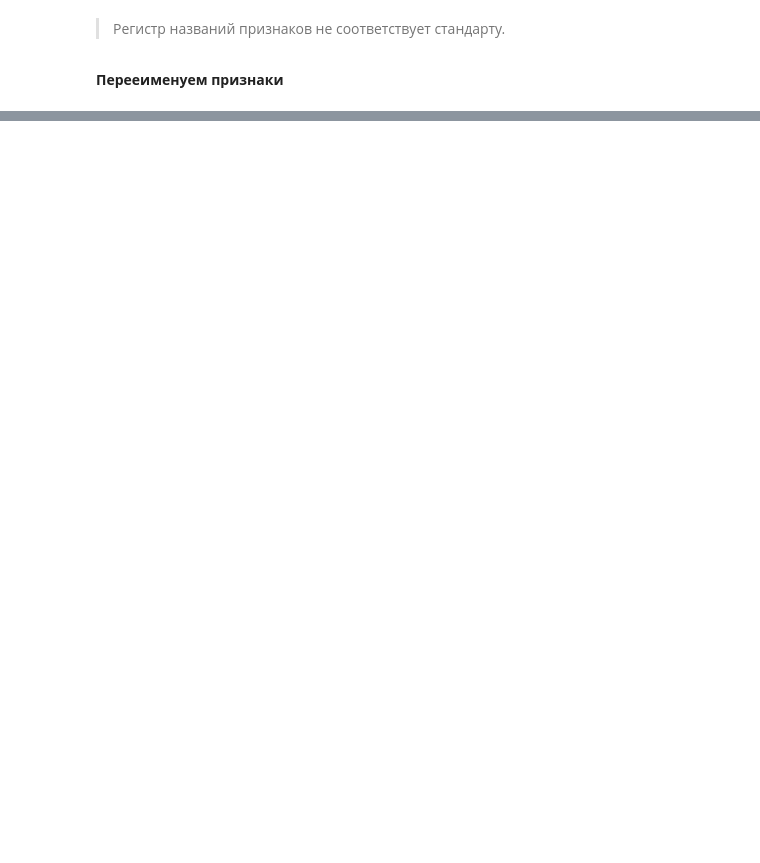
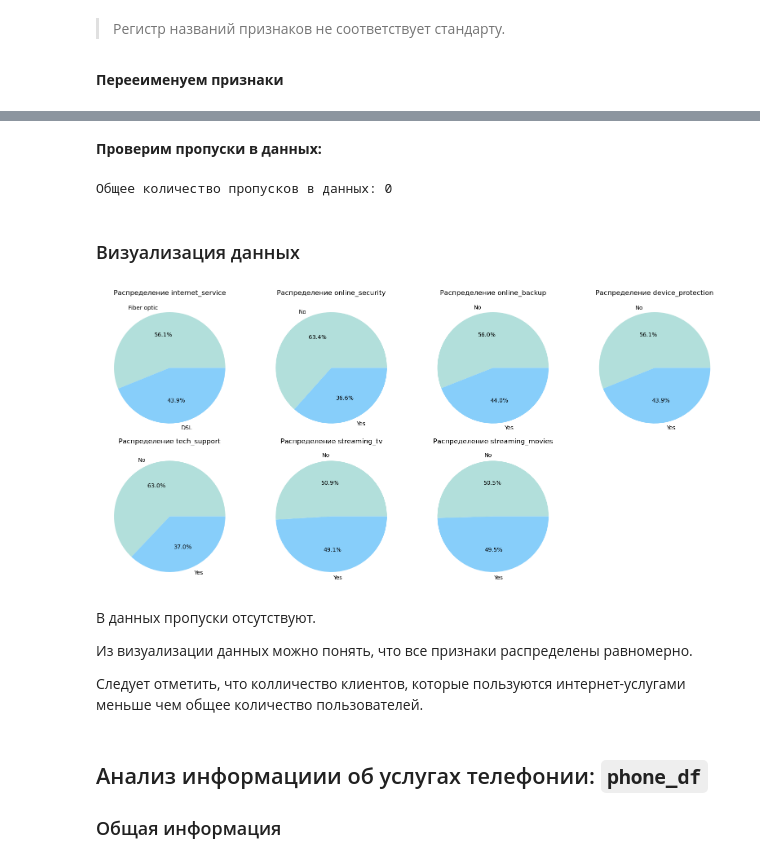
Before and after one commit to Denis-Mukhanov/client-churn-prediction, a Jupyter notebook: client_churn_prediction.ipynb, the cells around one changed output, grey strips where cells are left out. Cells and saved outputs as stored; diff of their text form; code cells hidden in the pictures; blank space fills up the shorter version.

```diff
--- a/client_churn_prediction.ipynb
+++ b/client_churn_prediction.ipynb
@@ -316,0 +659,43 @@ df
+# %% [markdown]
+__Проверим пропуски в данных:__
+# %%
+print(f'Общее количество пропусков в данных: {sum(internet_df.isna().sum())}')
+# %% [output]
+Общее количество пропусков в данных: 0
+# %% [markdown]
+### Визуализация данных
+# %%
+features = ['internet_service', 'online_security', 'online_backup', 'device_protection', 'tech_support', 'streaming_tv', 'streaming_movies']
+# палитра
+pastel_colors = ['#B2DFDB', 'lightskyblue']
+
+plt.figure(figsize=(16, 8))
+for i, feature in enumerate(features):
+    if i < 4:
+        plt.subplot(2, 4, i + 1)  # 2x4 сетка графиков
+        plt.title(f'Распределение {feature}')
+    else:
+        plt.subplot(2, 4, i + 1)  # 2x4 сетка графиков
+        plt.title(f'Распределение {feature}')
+
+    pie_data = internet_df[feature].value_counts()
+    pie_labels = pie_data.index
+    pie_colors = pastel_colors[:len(pie_labels)]
+    pie_data.plot(kind='pie', autopct='%1.1f%%', colors=pie_colors, labels=pie_labels)
+    plt.ylabel('')
+    plt.xlabel('')
+
+plt.tight_layout()
+plt.subplots_adjust(top=0.9)
+plt.show()
+# %% [output]
+[figure, added]
+# %% [markdown]
+В данных пропуски отсутствуют.
+
+Из визуализации данных можно понять, что все признаки распределены равномерно.
+
+Следует отметить, что колличество клиентов, которые пользуются интернет-услугами меньше чем общее количество пользователей.
+# %% [markdown]
+## Анализ информациии об услугах телефонии: `phone_df`
+### Общая информация
```
Also changed, not shown: parts of 63 cells of this notebook.
